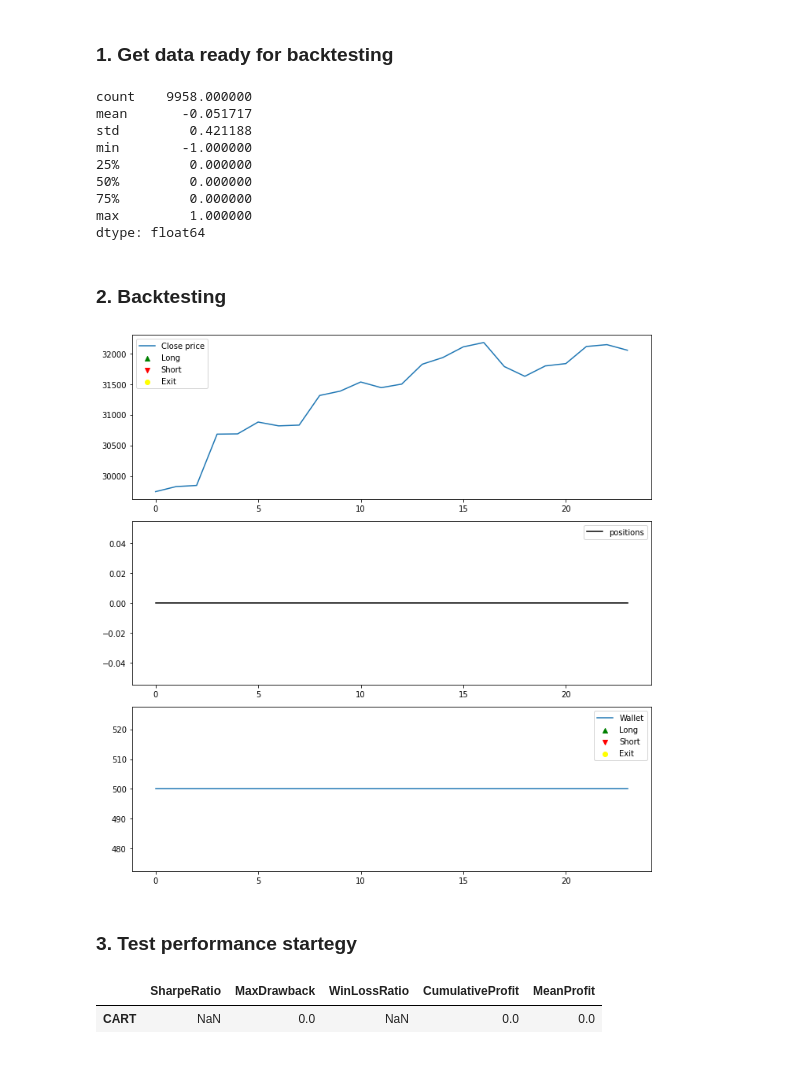
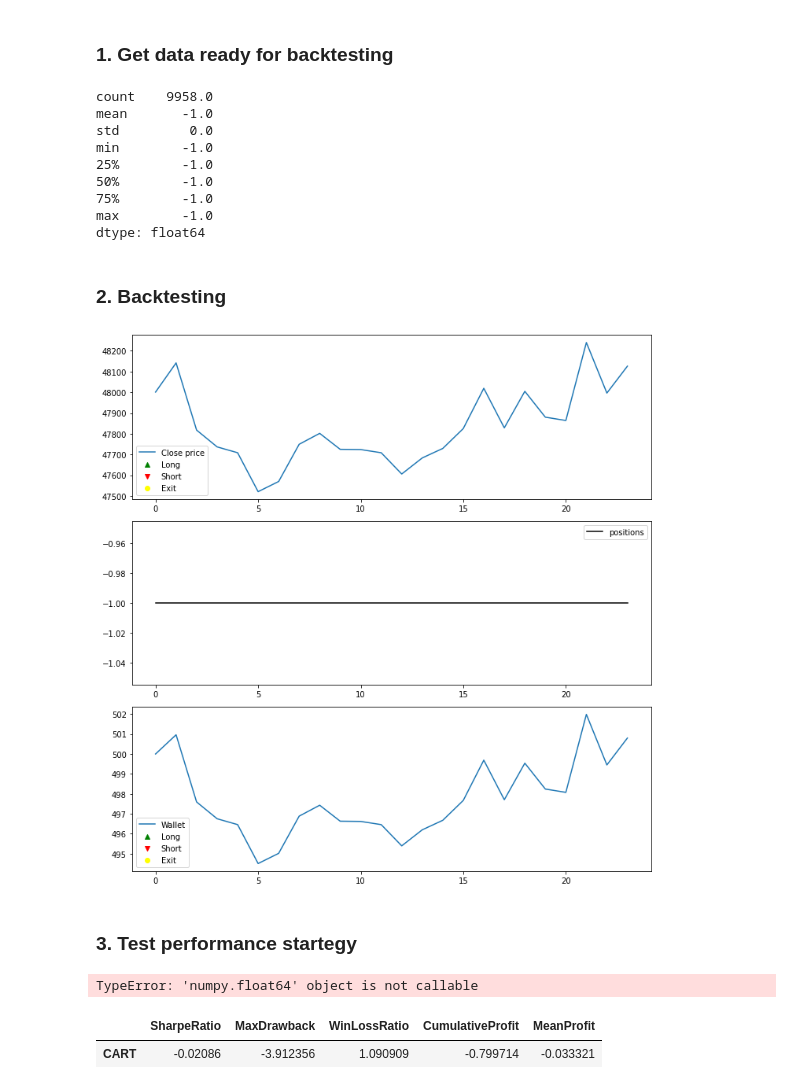
Before and after one commit to KhelifaAmeur/ML-trading-strategies, a Jupyter notebook: test_CART.ipynb, the cells around one changed output. Drawn from its saved outputs; the diff is of its cells as text; code cells hidden in the pictures.

```diff
--- a/test_CART.ipynb
+++ b/test_CART.ipynb
@@ -68,7 +68,7 @@ train_data = add_return(train_data)
 test_data = add_return(test_data)
 # %%
 # Add Signal
-q_90 = np.quantile(abs(train_data.Return).iloc[:-1].values, 0.9)
+q_75 = np.quantile(abs(train_data.Return).iloc[:-1].values, 0.75)
 
-train_data = add_signal(train_data, q_90)
-test_data = add_signal(test_data, q_90)
+train_data = add_signal(train_data, q_75)
+test_data = add_signal(test_data, q_75)
@@ -119,7 +125,7 @@ from sklearn.model_selection import GridSearchCV
 from sklearn.tree import DecisionTreeClassifier
 
 # ccp_alpha values
-grid_values = {'ccp_alpha': np.linspace(0, 0.002, 40),
+grid_values = {'ccp_alpha': np.linspace(0, 0.0015, 30),
               'min_samples_leaf': [5],
                'min_samples_split': [20],
                'max_depth': [30],
@@ -209,14 +215,14 @@ signal = pd.Series(y_pred)
 close = test_data.close
 signal.describe()
 # %% [output]
-count    9958.000000
-mean       -0.051717
-std         0.421188
-min        -1.000000
-25%         0.000000
-50%         0.000000
-75%         0.000000
-max         1.000000
+count    9958.0
+mean       -1.0
+std         0.0
+min        -1.0
+25%        -1.0
+50%        -1.0
+75%        -1.0
+max        -1.0
 dtype: float64
 # %%
 # Crop for better visualization
@@ -236,21 +242,23 @@ profit = wallet[:-1] - wallet[1:]
 # %%
 strat.visualize()
 # %% [output]
-[figure, old version]
+[figure, new version]
 # %% [markdown]
 ### 3. Test performance startegy
 # %%
-SharpeRatio = SharpeRatio(profit)
-MaxDrawback = MaxDrawback(profit)
-WinLossRatio = WinLossRatio(profit)
-CumulativeProfit = CumulativeProfit(profit)
-MeanProfit = MeanProfit(profit)
+c_SharpeRatio = SharpeRatio(profit)
+c_MaxDrawback = MaxDrawback(profit)
+c_WinLossRatio = WinLossRatio(profit)
+c_CumulativeProfit = CumulativeProfit(profit)
+c_MeanProfit = MeanProfit(profit)
+# %% [output]
+TypeError: 'numpy.float64' object is not callable
 # %%
 models = ['CART']
 metrics = ['SharpeRatio', 'MaxDrawback', 'WinLossRatio', 'CumulativeProfit', 'MeanProfit']
-metric_data = [[SharpeRatio, MaxDrawback, WinLossRatio, CumulativeProfit, MeanProfit]]
+metric_data = [[c_SharpeRatio, c_MaxDrawback, c_WinLossRatio, c_CumulativeProfit, c_MeanProfit]]
 
 pd.DataFrame(metric_data, index=models, columns=metrics)
 # %% [output]
 |  | SharpeRatio | MaxDrawback | WinLossRatio | CumulativeProfit | MeanProfit |
-| CART | NaN | 0.0 | NaN | 0.0 | 0.0 |
+| CART | -0.02086 | -3.912356 | 1.090909 | -0.799714 | -0.033321 |
```
Also changed, not shown: parts of 8 cells of this notebook, 5 other files.
